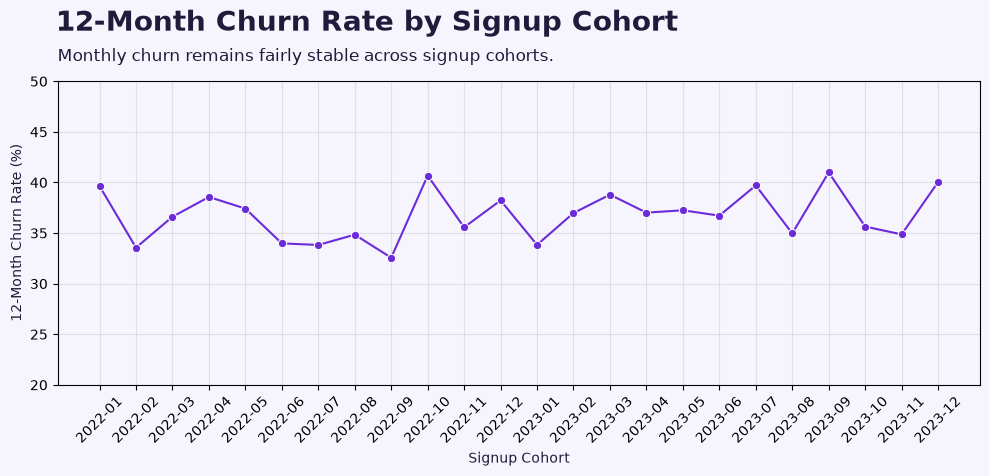
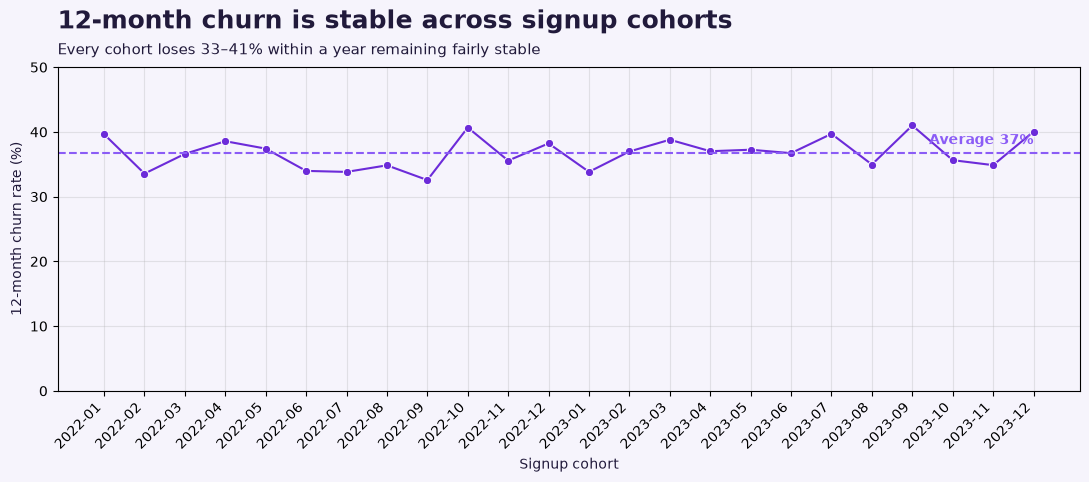
Code edit (unified diff) that turned the first committed figure into the second:
--- before
+++ after
@@ -1,14 +1,27 @@
-plt.figure(figsize=(10, 5))
+cohort_12m = eligible.groupby('signup_month')['churn_12m'].mean() * 100
+overall    = eligible['churn_12m'].mean() * 100
 
-sns.lineplot(x=cohort_12m.index.astype(str), y=cohort_12m.values, marker='o', color=graph_colours[0])
+fig, ax = plt.subplots(figsize=(11, 5))
+sns.lineplot(x=cohort_12m.index.astype(str), y=cohort_12m.values,
+             marker='o', color=graph_colours[0], ax=ax)
 
-plt.text(-1.2, 55, '12-Month Churn Rate by Signup Cohort', size=20, weight='bold', color=title_label_colour)
-plt.text(-1.15, 52, 'Monthly churn remains fairly stable across signup cohorts.', size=12, color=title_label_colour)
-plt.xlabel('Signup Cohort', color=title_label_colour)
-plt.ylabel('12-Month Churn Rate (%)', color=title_label_colour)
-plt.ylim(20, 50)
+# average reference line, so 'stable' has something to be stable *around*
+ax.axhline(overall, ls='--', color=graph_colours[1], lw=1.5)
+ax.text(len(cohort_12m) - 1, overall + 1.3, f'Average {overall:.0f}%',
+        color=graph_colours[1], ha='right', fontsize=10, weight='bold')
 
-plt.xticks(rotation=45)
-plt.grid(alpha=0.3)
+# y-axis anchored at 0 so the flatness is honest (zooming in would fake volatility)
+ax.set_ylim(0, 50)
+
+# titles positioned relative to the axes box (transAxes) so they can't be clipped
+ax.text(0, 1.12, '12-month churn is stable across signup cohorts',
+        transform=ax.transAxes, size=18, weight='bold', color=title_label_colour)
+ax.text(0, 1.04, 'Every cohort loses 33–41% within a year remaining fairly stable',
+        transform=ax.transAxes, size=11, color=title_label_colour)
+
+ax.set_xlabel('Signup cohort', color=title_label_colour)
+ax.set_ylabel('12-month churn rate (%)', color=title_label_colour)
+plt.xticks(rotation=45, ha='right')
+ax.grid(alpha=0.3)
 plt.tight_layout()
 plt.show()

Commit: Update insights.ipynb